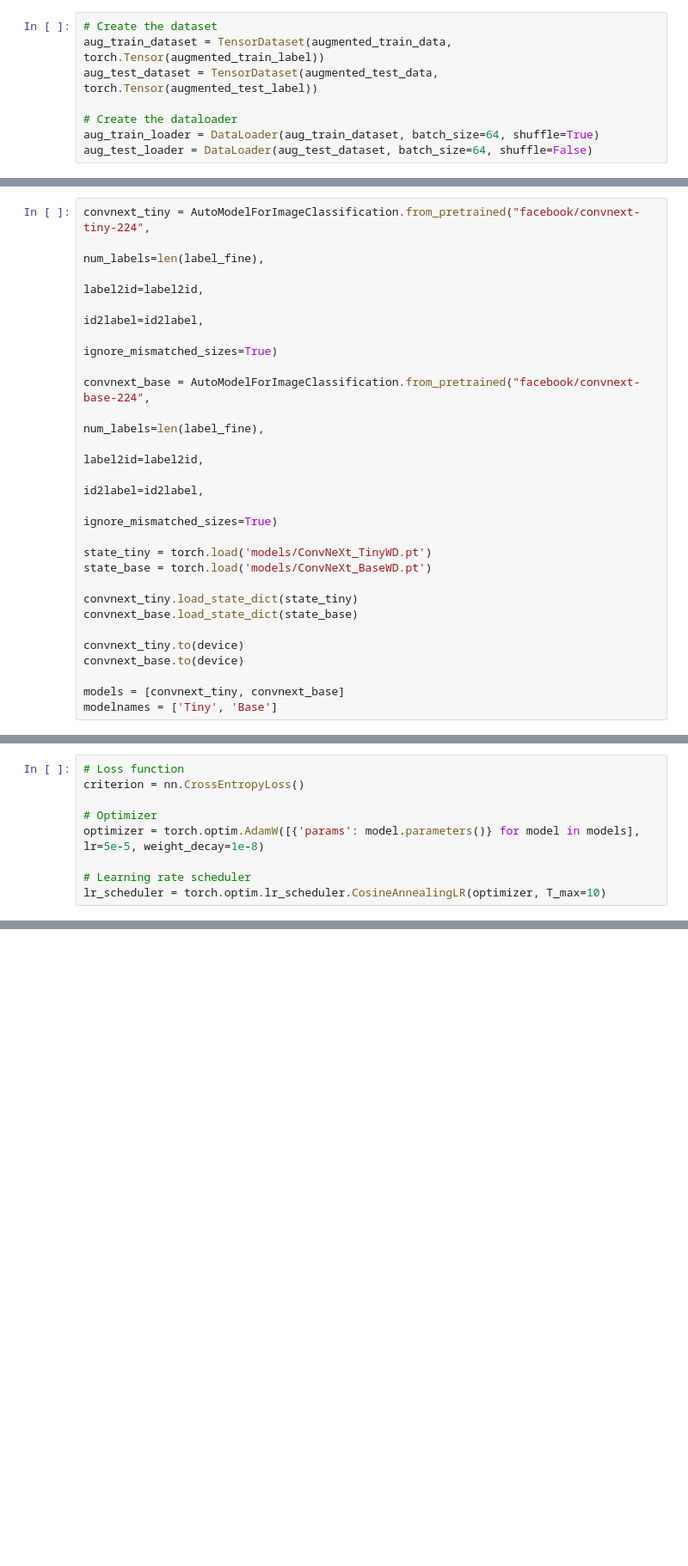
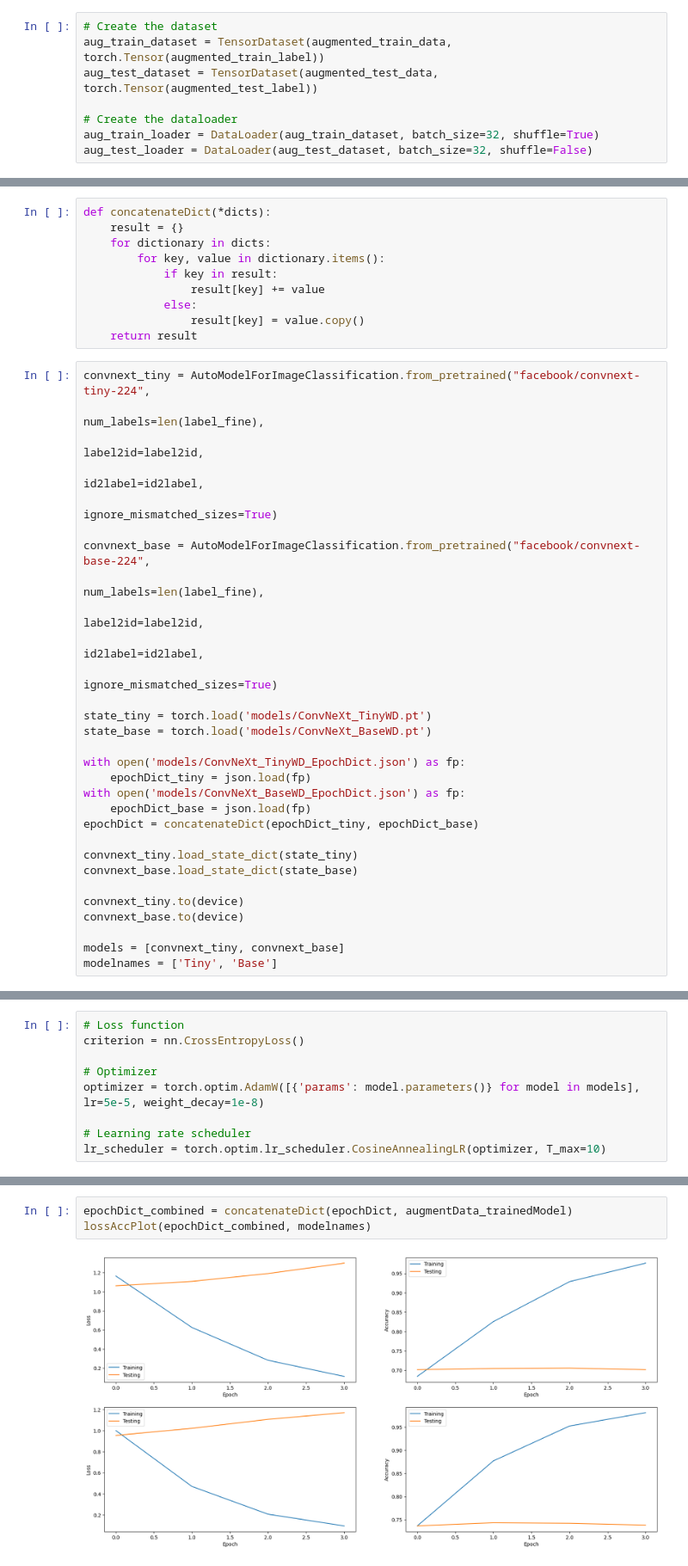
Before and after one commit to omzlette/JP-Intern-DL-IMG, a Jupyter notebook: ConvNeXt/code2-huggingface.ipynb, the cells around one changed output, grey strips where cells are left out. Shown at 86% size. Drawn from its saved outputs; the diff is of its cells as text; blank space fills up the shorter version.

```diff
--- a/ConvNeXt/code2-huggingface.ipynb
+++ b/ConvNeXt/code2-huggingface.ipynb
@@ -697,8 +708,8 @@ aug_train_dataset = TensorDataset(augmented_train_data, torch.Tensor(augmented_t
 aug_test_dataset = TensorDataset(augmented_test_data, torch.Tensor(augmented_test_label))
 
 # Create the dataloader
-aug_train_loader = DataLoader(aug_train_dataset, batch_size=64, shuffle=True)
-aug_test_loader = DataLoader(aug_test_dataset, batch_size=64, shuffle=False)
+aug_train_loader = DataLoader(aug_train_dataset, batch_size=32, shuffle=True)
+aug_test_loader = DataLoader(aug_test_dataset, batch_size=32, shuffle=False)
 # %%
 convnext_tiny = AutoModelForImageClassification.from_pretrained("facebook/convnext-tiny-224",
                                                         num_labels=len(label_fine),
@@ -776,3 +787,13 @@ torch.cuda.empty_cache()
+# %%
+def concatenateDict(*dicts):
+    result = {}
+    for dictionary in dicts:
+        for key, value in dictionary.items():
+            if key in result:
+                result[key] += value
+            else:
+                result[key] = value.copy()
+    return result
 # %%
 convnext_tiny = AutoModelForImageClassification.from_pretrained("facebook/convnext-tiny-224",
                                                                     num_labels=len(label_fine),
@@ -789,6 +810,12 @@ convnext_base = AutoModelForImageClassification.from_pretrained("facebook/convne
 state_tiny = torch.load('models/ConvNeXt_TinyWD.pt')
 state_base = torch.load('models/ConvNeXt_BaseWD.pt')
 
+with open('models/ConvNeXt_TinyWD_EpochDict.json') as fp:
+    epochDict_tiny = json.load(fp)
+with open('models/ConvNeXt_BaseWD_EpochDict.json') as fp:
+    epochDict_base = json.load(fp)
+epochDict = concatenateDict(epochDict_tiny, epochDict_base)
+
 convnext_tiny.load_state_dict(state_tiny)
 convnext_base.load_state_dict(state_base)
 
@@ -843 +866,6 @@ lossAccPlot(augmentData_trainedModel, modelnames)
+# %%
+epochDict_combined = concatenateDict(epochDict, augmentData_trainedModel)
+lossAccPlot(epochDict_combined, modelnames)
+# %% [output]
+[figure, added]
 # %%
```
Also changed, not shown: parts of 55 cells of this notebook.
